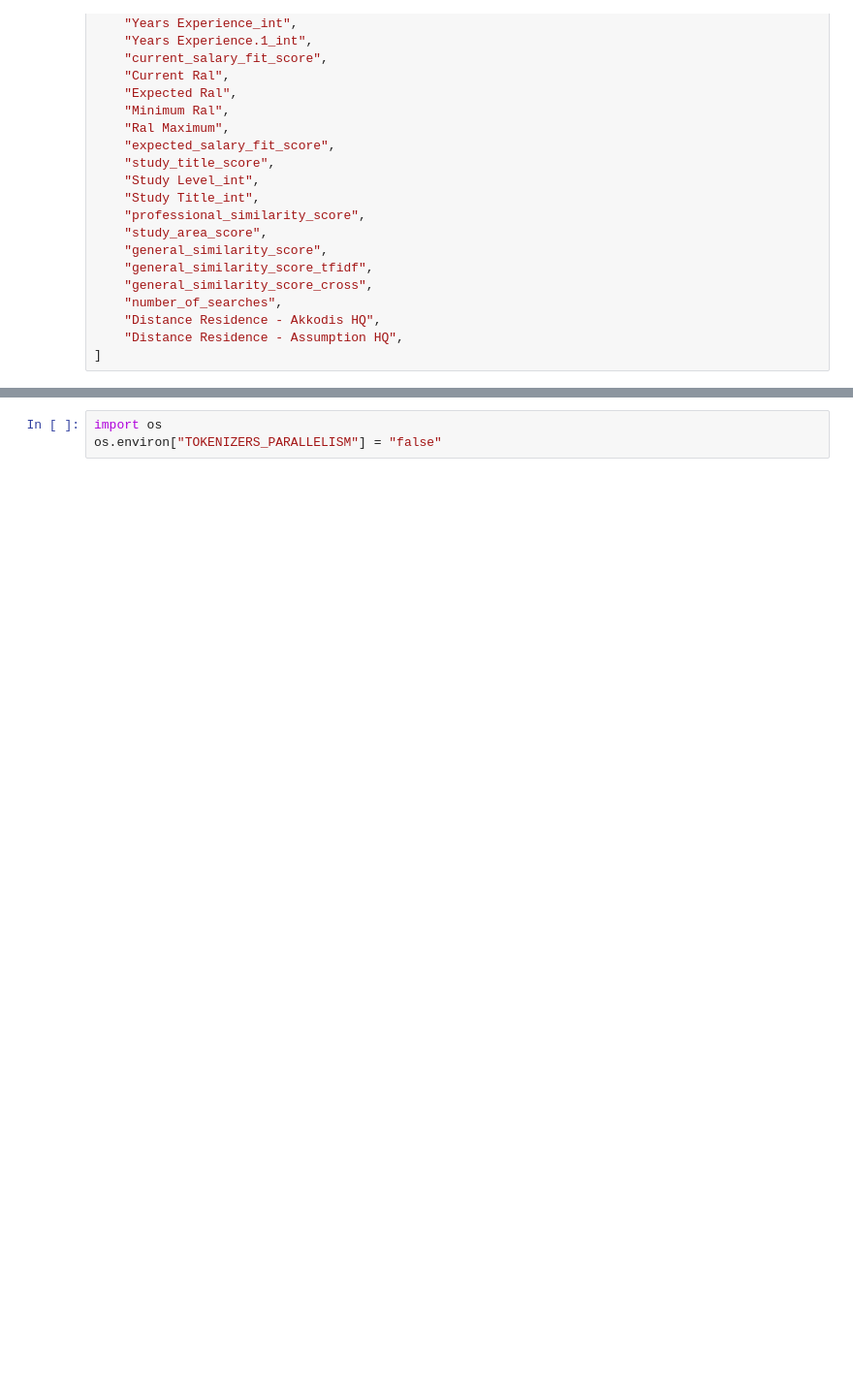
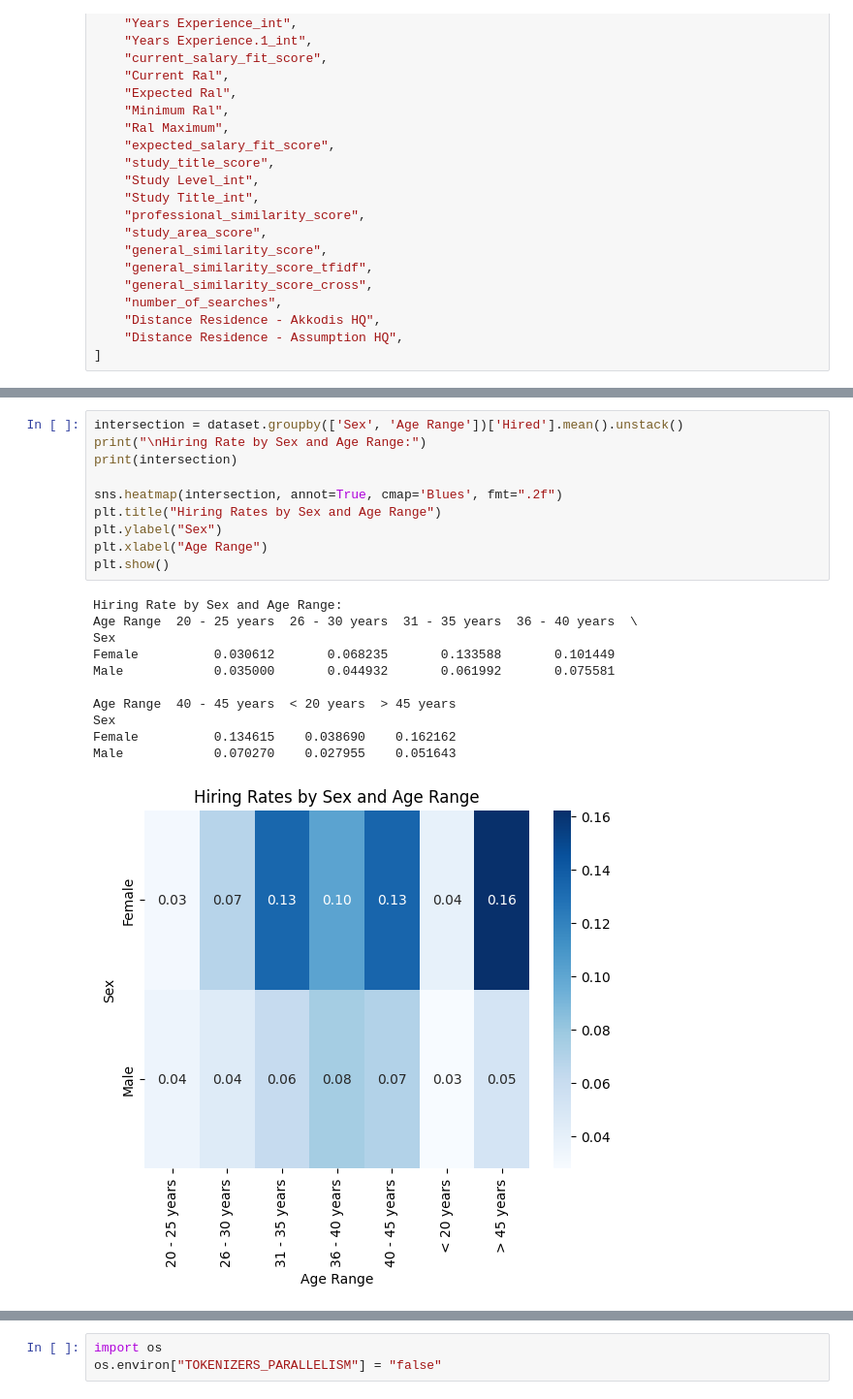
Before and after one commit to lyudmilstamenov/ethics_in_ai_unibo, a Jupyter notebook: src/model.ipynb, the cells around one changed output, grey strips where cells are left out. Shown at 97% size. Saved outputs shown, nothing was run; the diff lists cells and outputs as text; blank space fills up the shorter version.

```diff
--- a/src/model.ipynb
+++ b/src/model.ipynb
@@ -1230,0 +1249,22 @@ final_training_df
+# %%
+intersection = dataset.groupby(['Sex', 'Age Range'])['Hired'].mean().unstack()
+print("\nHiring Rate by Sex and Age Range:")
+print(intersection)
+
+sns.heatmap(intersection, annot=True, cmap='Blues', fmt=".2f")
+plt.title("Hiring Rates by Sex and Age Range")
+plt.ylabel("Sex")
+plt.xlabel("Age Range")
+plt.show()
+# %% [output]
+Hiring Rate by Sex and Age Range:
+Age Range  20 - 25 years  26 - 30 years  31 - 35 years  36 - 40 years  \
+Sex
+Female          0.030612       0.068235       0.133588       0.101449
+Male            0.035000       0.044932       0.061992       0.075581
+
+Age Range  40 - 45 years  < 20 years  > 45 years
+Sex
+Female          0.134615    0.038690    0.162162
+Male            0.070270    0.027955    0.051643
+[figure, added]
```
Also changed, not shown: parts of 96 cells of this notebook, 2 other files.
